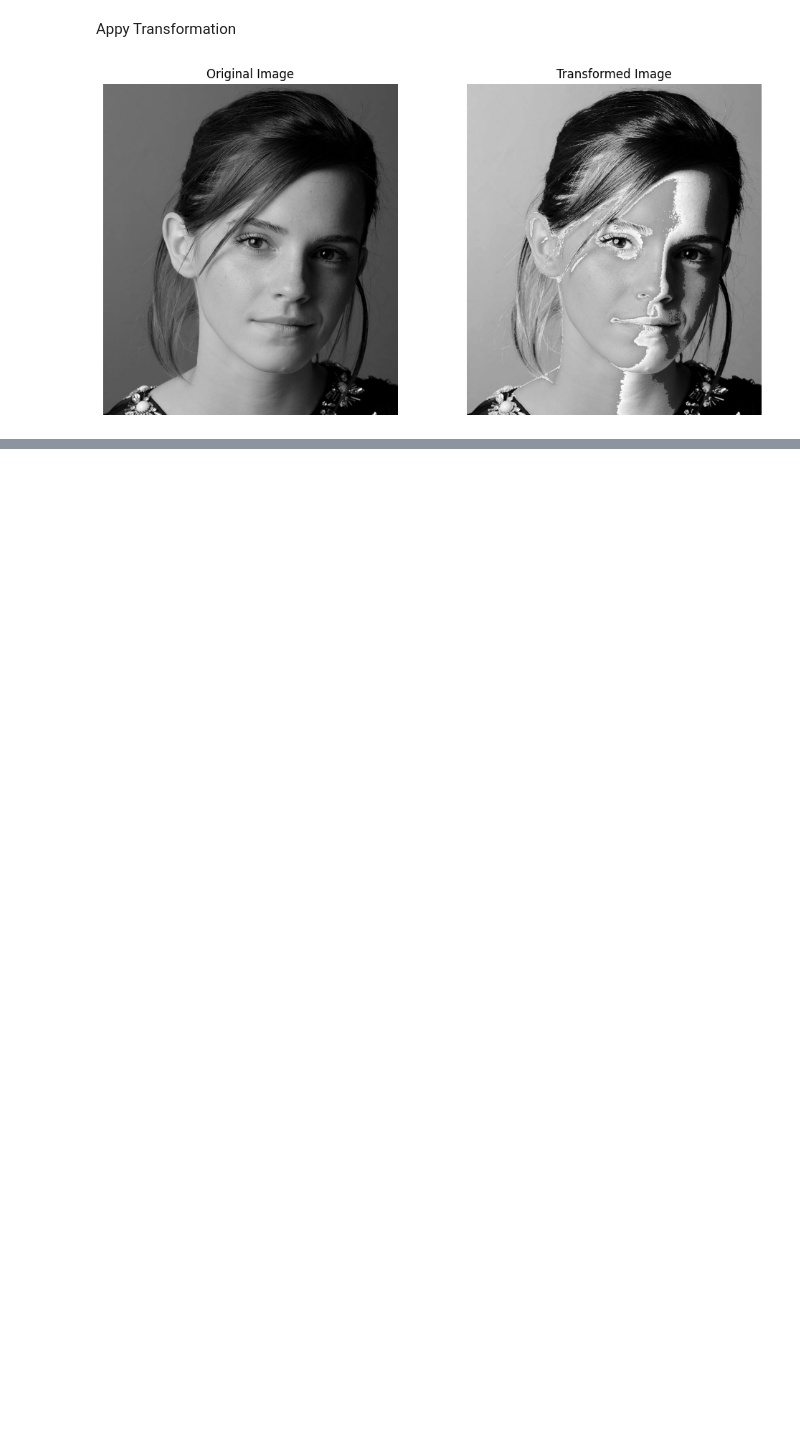
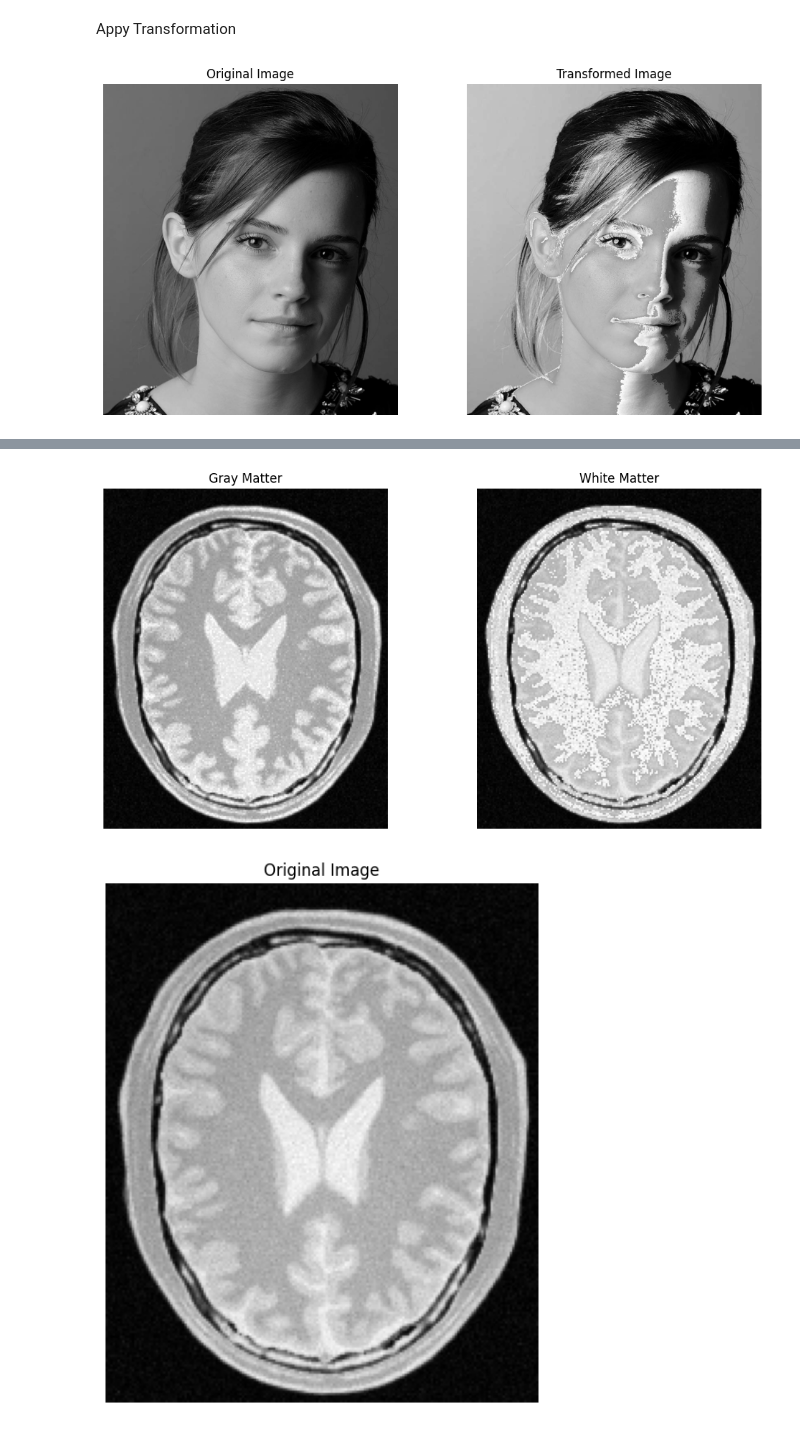
Before and after one commit to LahiruMJ11/EN3160-Intensity-Transformations-and-Neighborhood-Filtering, a Jupyter notebook: Assignment1.ipynb, the cells around one changed output, grey strips where cells are left out. Drawn from its saved outputs; the diff is of its cells as text; code cells hidden in the pictures; blank space fills up the shorter version.

```diff
--- a/Assignment1.ipynb
+++ b/Assignment1.ipynb
@@ -64,0 +131,42 @@ plt.show()
+# %%
+def accentuate_matter(image):
+    # Create a copy of image
+    image_accentuated_grey = np.copy(image)
+
+    #Apply transformation for gray matter 150 to 180
+    gray_matter_mask = (image >= 180) & (image <= 220)
+    image_accentuated_grey[gray_matter_mask] = 1.7 * image_accentuated_grey[gray_matter_mask] - 119
+
+    image_accentuated_white = np.copy(image)
+    # Apply transformation for white matter 100 to 250
+    white_matter_mask = (image >= 135) & (image <= 175)
+    image_accentuated_white[white_matter_mask] = 1.7 * image_accentuated_white[white_matter_mask] - 42.5
+
+    return image_accentuated_grey, image_accentuated_white
+
+# Apply the accentuation transformation
+image_accentuated_grey, image_accentuated_white = accentuate_matter(brain_image)
+
+# Display the masks
+plt.figure(figsize=(12, 6))
+plt.subplot(1, 2, 1)
+plt.imshow(image_accentuated_grey, cmap='gray')
+plt.title("Gray Matter")
+plt.axis('off')
+
+plt.subplot(1, 2, 2)
+plt.imshow(image_accentuated_white, cmap='gray')
+plt.title("White Matter")
+plt.axis('off')
+
+# Display the original and transformed images side by side
+plt.figure(figsize=(6, 6))
+plt.imshow(brain_image, cmap='gray')
+plt.title("Original Image")
+plt.axis('off')
+
+plt.tight_layout()
+plt.show()
+# %% [output]
+[figure, added]
+[figure, added]
```
Also changed, not shown: parts of 5 cells of this notebook.
